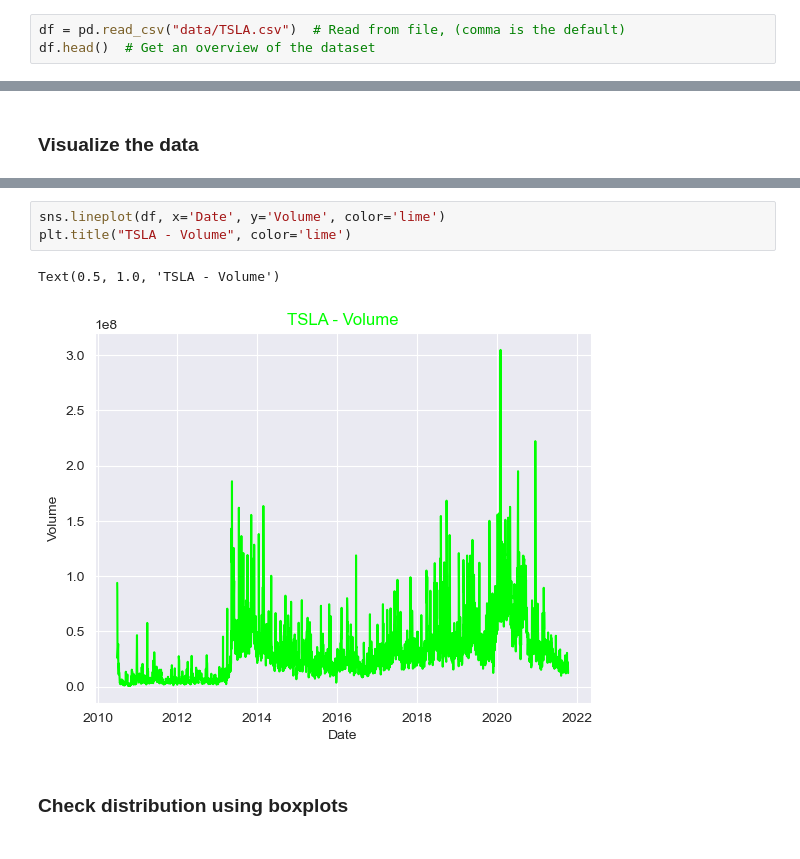
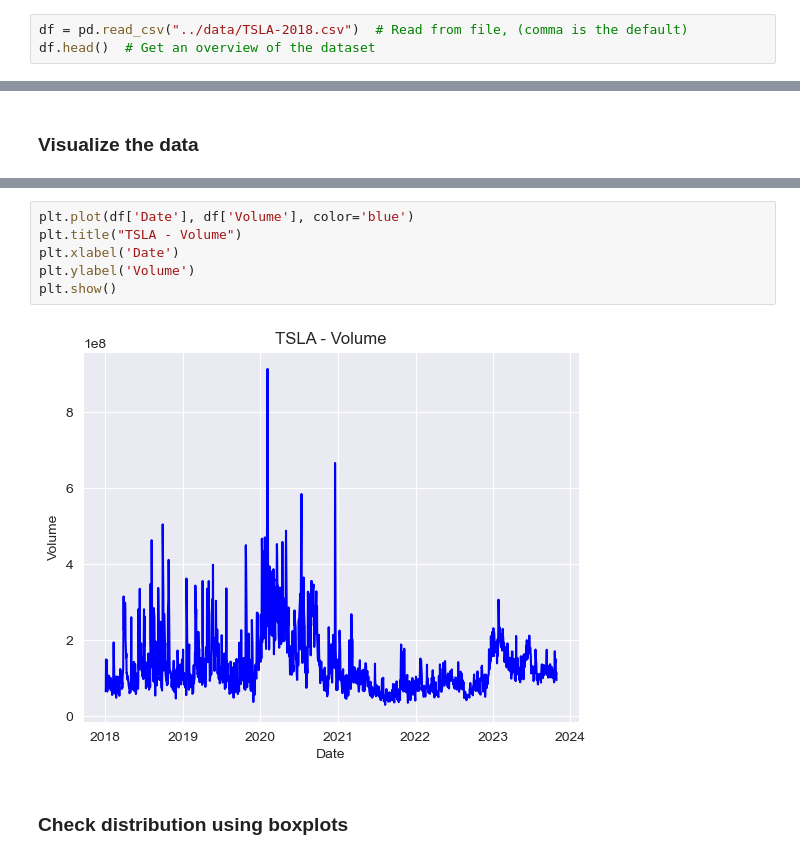
Before and after one commit to rasmusjs/DAVE3625-1-23H-Intro-To-AI-Assignment-2, a Jupyter notebook: main.ipynb, the cells around one changed output, grey strips where cells are left out. Cells and saved outputs as stored; diff of their text form.

```diff
--- a/main.ipynb
+++ b/main.ipynb
@@ -22,5 +31,5 @@ from sklearn.model_selection import train_test_split
 # %%
-df = pd.read_csv("data/TSLA.csv")  # Read from file, (comma is the default)
+df = pd.read_csv("../data/TSLA-2018.csv")  # Read from file, (comma is the default)
 df.head()  # Get an overview of the dataset
 # %% [output]
 |  | Date | Open | High | Low | Close | Adj Close | Volume |
@@ -88,9 +97,11 @@ Text(0.5, 1.0, 'TSLA - Closing price')
 # %%
-sns.lineplot(df, x='Date', y='Volume', color='lime')
-plt.title("TSLA - Volume", color='lime')
+plt.plot(df['Date'], df['Volume'], color='blue')
+plt.title("TSLA - Volume")
+plt.xlabel('Date')
+plt.ylabel('Volume')
+plt.show()
 # %% [output]
-Text(0.5, 1.0, 'TSLA - Volume')
-[figure, old version]
+[figure, new version]
 # %% [markdown]
 ### Check distribution using boxplots
 # %%
```
Also changed, not shown: parts of 44 cells of this notebook, 9 other files.
